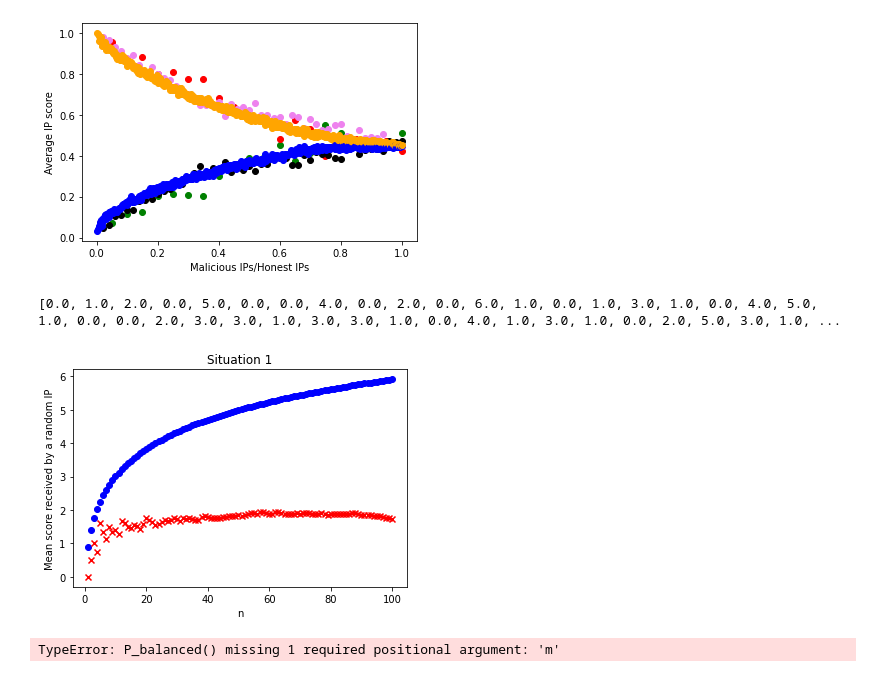
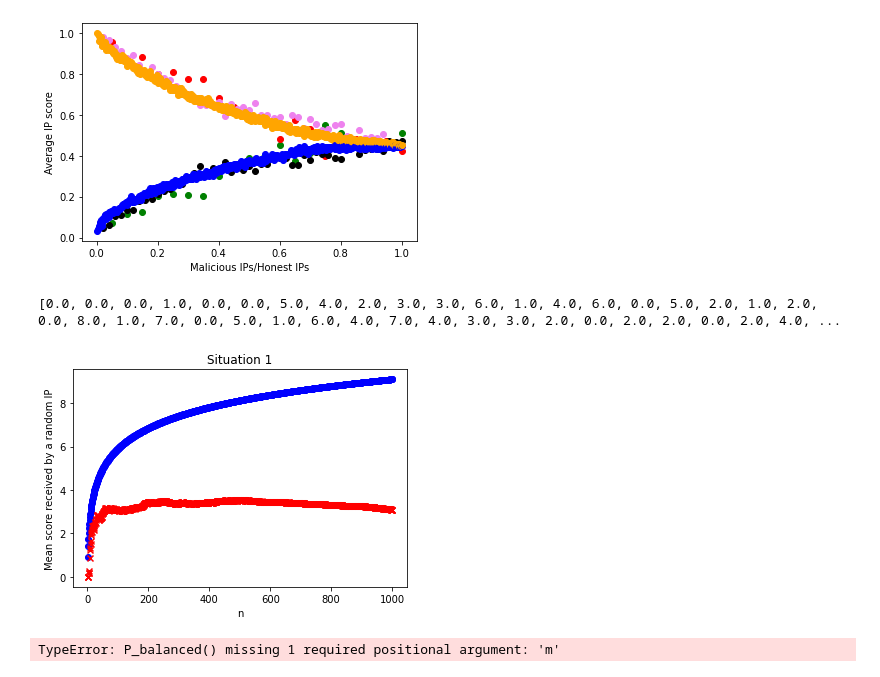
Before and after one commit to datahop/p2p-service-discovery, a Jupyter notebook: service-discovery/simulator_python/ip_score_problem.ipynb, the cells around one changed output. Saved outputs shown, nothing was run; the diff lists cells and outputs as text; code cells hidden in the pictures.

```diff
--- a/service-discovery/simulator_python/ip_score_problem.ipynb
+++ b/service-discovery/simulator_python/ip_score_problem.ipynb
@@ -303,36 +303,36 @@ import scipy.special
 import matplotlib.pyplot as plt
 import random
 
 def P_balanced(n):
     return scipy.special.comb(n, n/2) / 2**n
 
 def situation1(n):
     result = 32
     for i in range(0, 32):
         result -= P_balanced(n / 2**i)
     return result
 
 fig = plt.figure()
 ax = fig.add_subplot()
 
-max_val = 100
+max_val = 1000
 ips = generate_IPs(max_val)
 tree = TreeMichal()
 ip_scores = []
 for i in range(1, max_val+1):
     ip_score, _ = tree.add(ips.pop(random.randint(0, len(ips)-1)))
     ip_scores.append(ip_score*32)
     ax.scatter(i, situation1(i), label='situation1', color='blue', marker='o')
     ax.scatter(i, sum(ip_scores)/len(ip_scores), label='empirical', color='red', marker='x')
 
 ax.set_xlabel('n')
 ax.set_ylabel('Mean score received by a random IP')
 ax.set_title("Situation 1")
 print(ip_scores)
 plt.show()
 # %% [output]
-[0.0, 1.0, 2.0, 0.0, 5.0, 0.0, 0.0, 4.0, 0.0, 2.0, 0.0, 6.0, 1.0, 0.0, 1.0, 3.0, 1.0, 0.0, 4.0, 5.0, 1.0, 0.0, 0.0, 2.0, 3.0, 3.0, 1.0, 3.0, 3.0, 1.0, 0.0, 4.0, 1.0, 3.0, 1.0, 0.0, 2.0, 5.0, 3.0, 1.0, ...
+[0.0, 0.0, 0.0, 1.0, 0.0, 0.0, 5.0, 4.0, 2.0, 3.0, 3.0, 6.0, 1.0, 4.0, 6.0, 0.0, 5.0, 2.0, 1.0, 2.0, 0.0, 8.0, 1.0, 7.0, 0.0, 5.0, 1.0, 6.0, 4.0, 7.0, 4.0, 3.0, 3.0, 2.0, 0.0, 2.0, 2.0, 0.0, 2.0, 4.0, ...
-[figure, old version]
+[figure, new version]
 # %%
 import scipy.special
 import matplotlib.pyplot as plt
```
